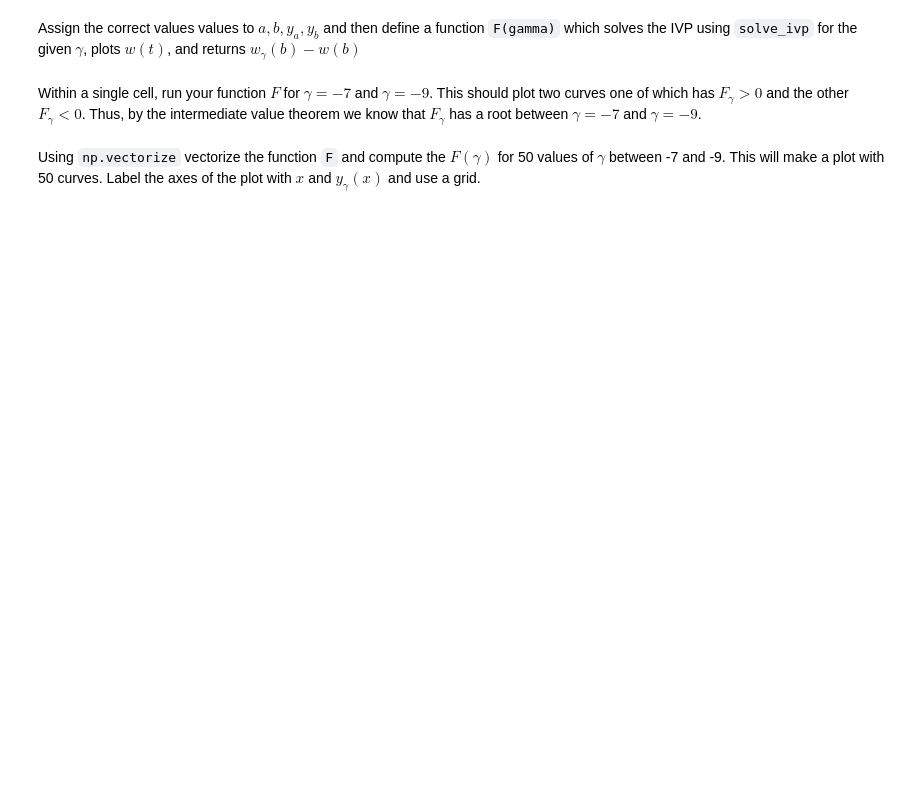
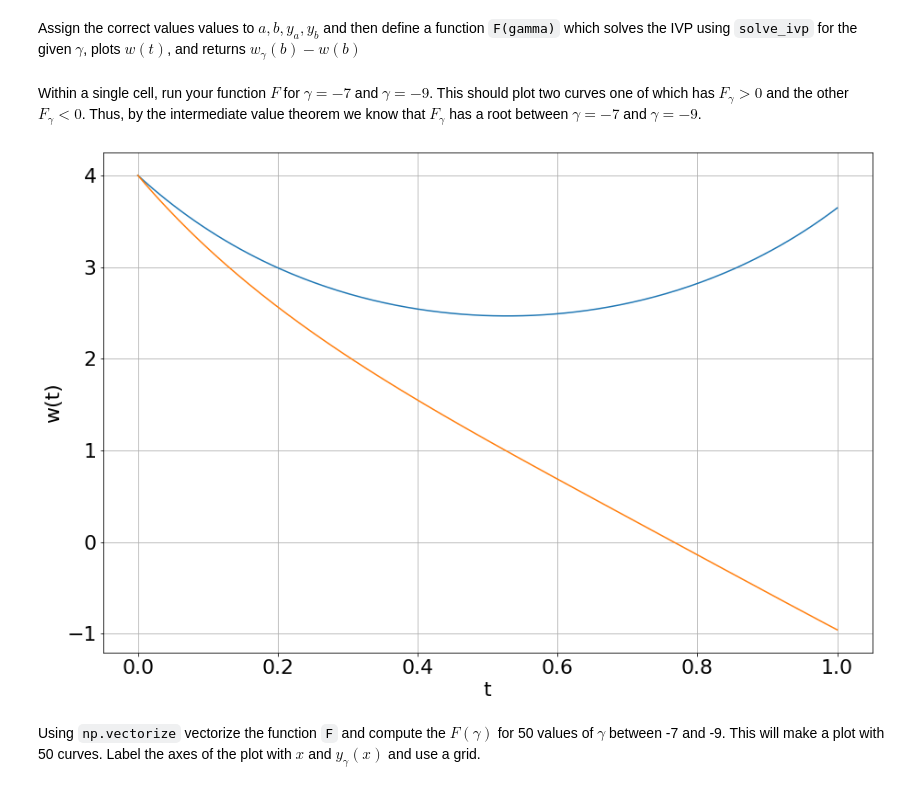
Before and after one commit to loby368/Computational-Science, a Jupyter notebook: Assignment 3/Assignment-3.ipynb, the cells around one changed output. Cells and saved outputs as stored; diff of their text form; code cells hidden in the pictures; blank space fills up the shorter version.

```diff
--- a/Assignment 3/Assignment-3.ipynb
+++ b/Assignment 3/Assignment-3.ipynb
@@ -469,6 +524,37 @@ in first-order form and then define a function ``w(t,y)`` for use with ``solve_i
+# %%
+def w(t,y):
+    return [y[1], (3/2)*((y[0])**2)]
 # %% [markdown]
 Assign the correct values values to $a,b,y_a,y_b$ and then define a function ``F(gamma)`` which solves the IVP using ``solve_ivp`` for the given $\gamma$, plots $w(t)$, and returns $w_\gamma(b) - w(b)$
+# %%
+# Define Boundary Conditions
+a = 0
+b = 1
+ya = 4
+yb = 1
+
+def F(gamma):
+    ygamma = solve_ivp(w, [a, b], [ya, gamma], rtol = 1e-12, atol = 1e-12)
+
+    # Plot w(t)
+    plt.plot(ygamma.t, ygamma.y[0]);
+    plt.grid(True)
+
+    #We want to find the element in the y array that coresponds to the last element in the t array
+    #This will give us the value of ygamma at our second boundary condition
+    n = len(ygamma.t) - 1
+
+    #Return the last element in the y array, this coresponds to the y value of the IVP at x = 1
+    # Therefore, our function F(x) returns the value of y at x = 1
+    return ygamma.y[0,n] - yb
 # %% [markdown]
 Within a single cell, run your function $F$ for $\gamma = -7$ and $\gamma = -9$. This should plot two curves one of which has $F_\gamma>0$ and the other $F_\gamma <0$. Thus, by the intermediate value theorem we know that $F_\gamma$ has a root between $\gamma = -7$ and $\gamma = -9$.
+# %%
+plt.xlabel('t')
+plt.ylabel('w(t)')
+F(-7)
+F(-9);
+# %% [output]
+[figure, added]
 # %% [markdown]
 Using ``np.vectorize`` vectorize the function ``F`` and compute the $F(\gamma)$ for 50 values of $\gamma$ between -7 and -9. This will make a plot with 50 curves. Label the axes of the plot with $x$ and $y_\gamma(x)$ and use a grid.
```
Also changed, not shown: parts of 13 cells of this notebook.
